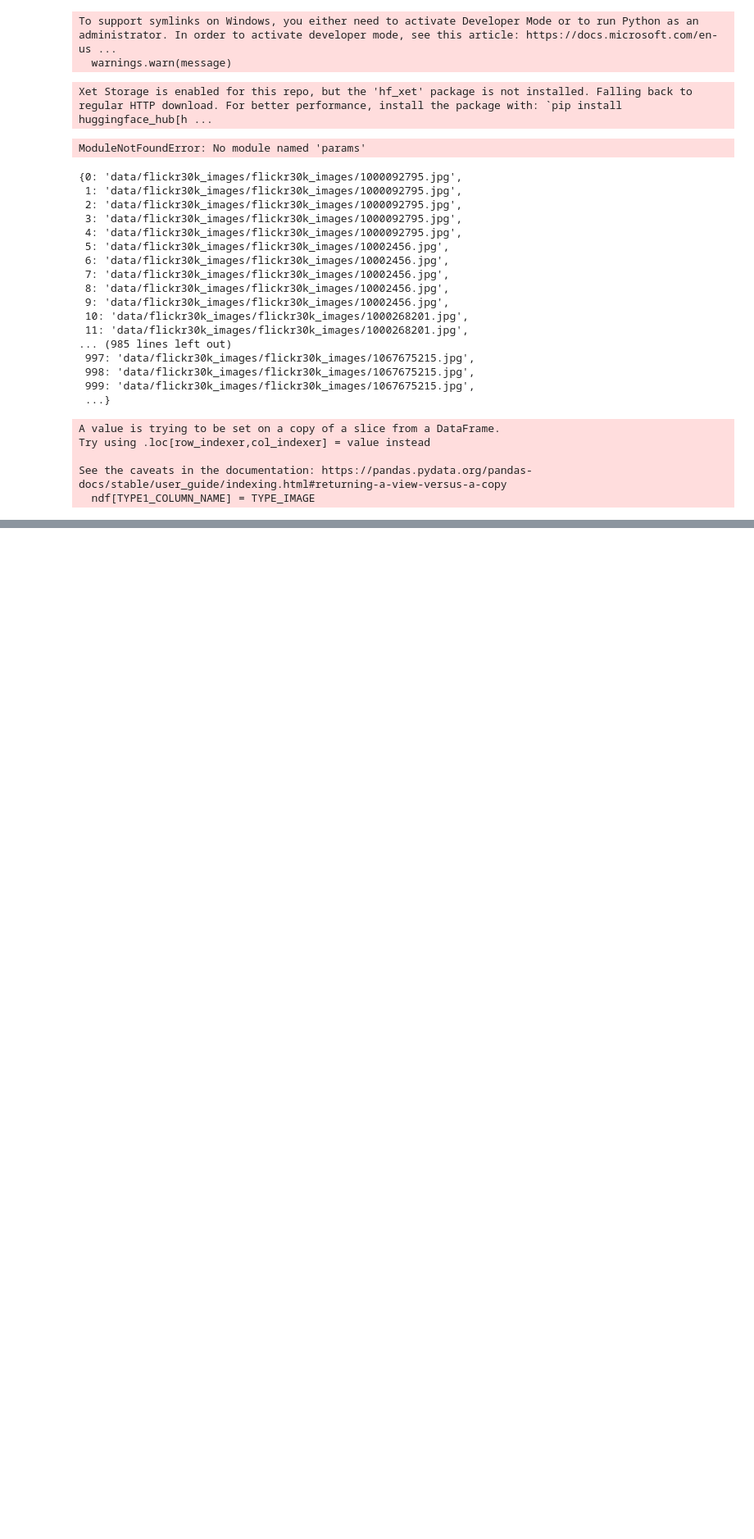
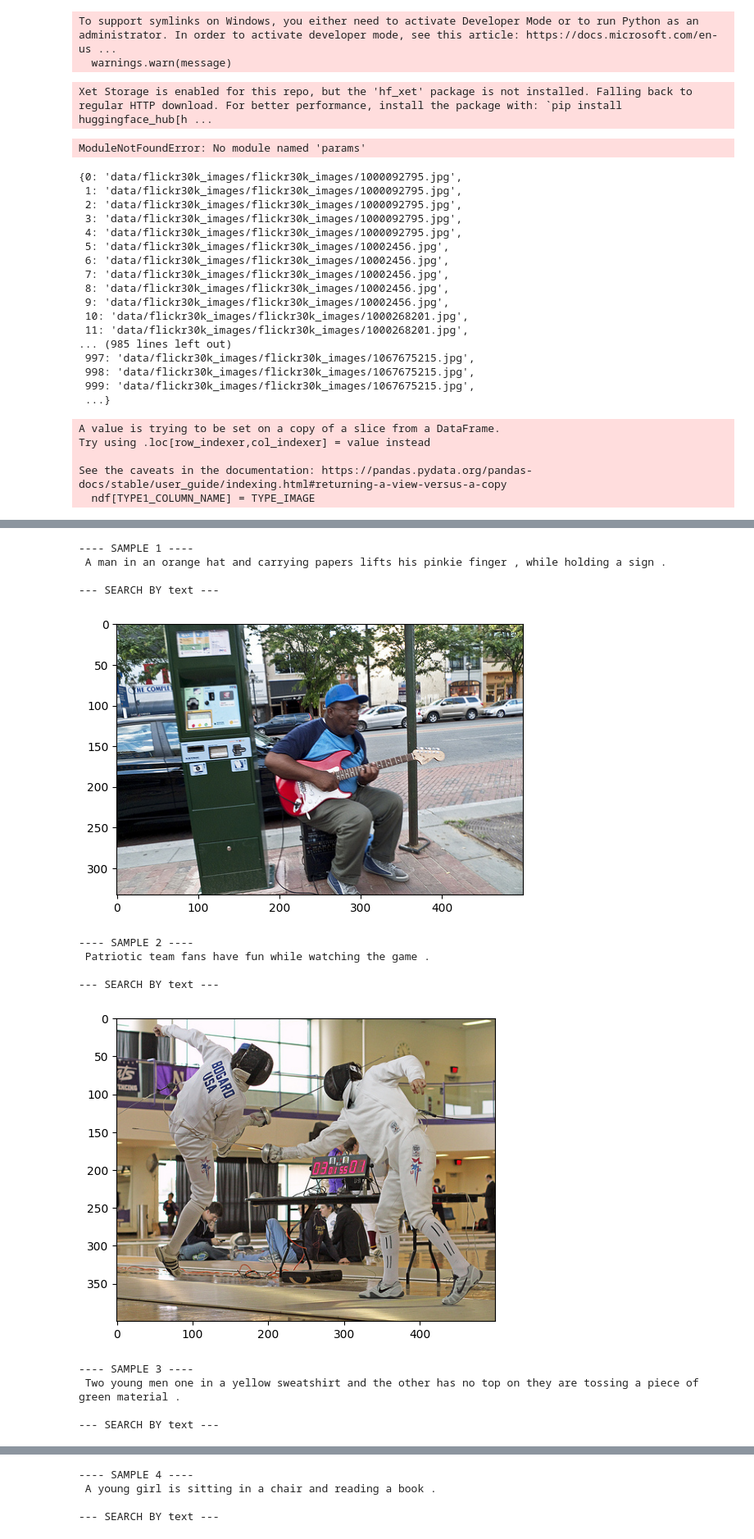
Before and after one commit to Dmitrii975/Multimodal-Experiment, a Jupyter notebook: temp.ipynb, the cells around one changed output, grey strips where cells are left out. Shown at 82% size. Drawn from its saved outputs; the diff is of its cells as text; code cells hidden in the pictures; blank space fills up the shorter version.

```diff
--- a/temp.ipynb
+++ b/temp.ipynb
@@ -272,4 +272,24 @@ See the caveats in the documentation: https://pandas.pydata.org/pandas-docs/stab
 # %%
 import torch
 # %%
-torch.Tensor()
+class Cell():
+    def __init__(self):
+        self.type = None
+        self.global_id = None
+        self.content = None
+
+    def show(self):
+        pass
+
+
+class TextCell(Cell):
+    def __init__(self, gid, content):
+        self.type = 'text'
+        self.global_id = gid
+        self.content = content
+
+    def show(self, full_inf=False):
+        if full_inf:
+            pass
+        else:
+            print(self.content)
@@ -277,0 +298,3 @@ tensor([])
+# %%
+def f(x: Cell):
+    print(x.content)
@@ -277,0 +408,17 @@ tensor([])
+# %%
+visual_validation(initial=initial, id_ds=ds, rds=ready, n_neib=2, n_samples=5)
+# %% [output]
+---- SAMPLE 1 ----
+ A man in an orange hat and carrying papers lifts his pinkie finger , while holding a sign .
+
+--- SEARCH BY text ---
+[figure, added]
+---- SAMPLE 2 ----
+ Patriotic team fans have fun while watching the game .
+
+--- SEARCH BY text ---
+[figure, added]
+---- SAMPLE 3 ----
+ Two young men one in a yellow sweatshirt and the other has no top on they are tossing a piece of green material .
+
+--- SEARCH BY text ---
@@ -277,0 +426,4 @@ tensor([])
+---- SAMPLE 4 ----
+ A young girl is sitting in a chair and reading a book .
+
+--- SEARCH BY text ---
```
Also changed, not shown: parts of 6 cells of this notebook, 6 other files.
